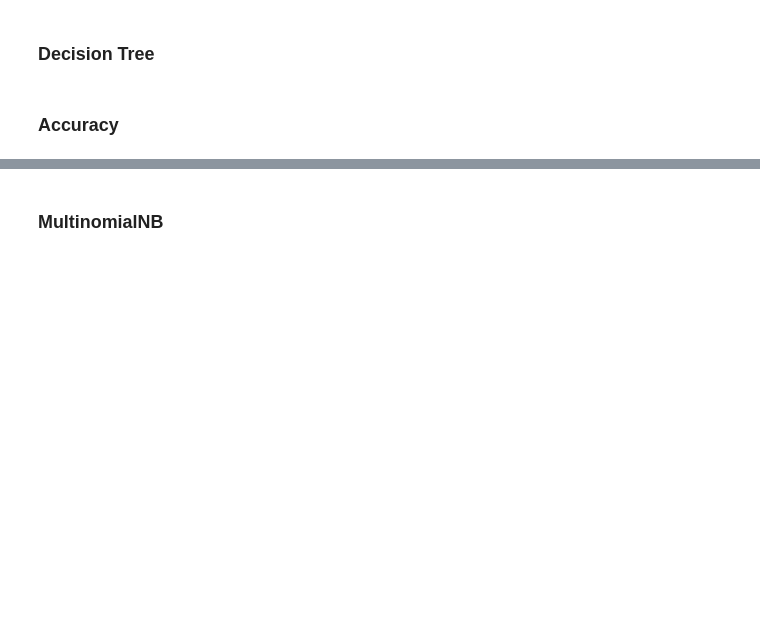
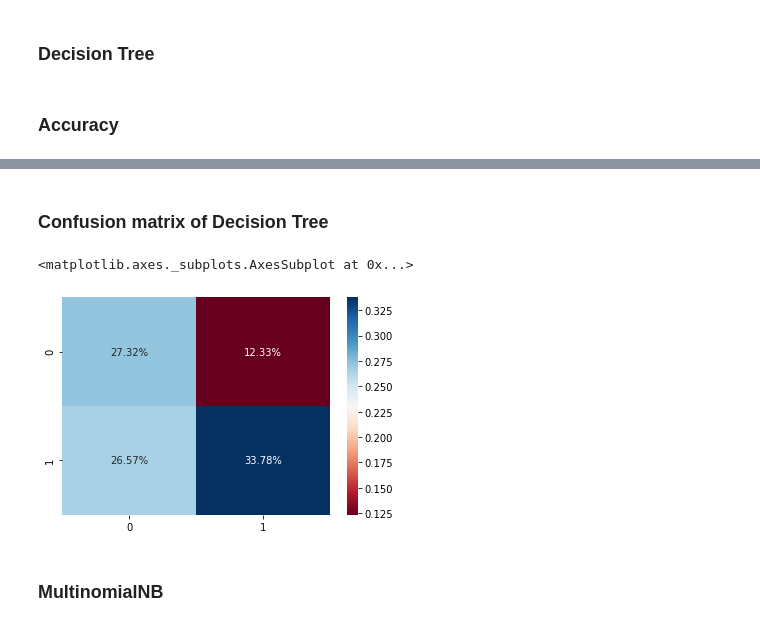
Before and after one commit to shouraykumra/Fake-News-Detection, a Jupyter notebook: supervised_machine_learning_models.ipynb, the cells around one changed output, grey strips where cells are left out. Cells and saved outputs as stored; diff of their text form; code cells hidden in the pictures; blank space fills up the shorter version.

```diff
--- a/supervised_machine_learning_models.ipynb
+++ b/supervised_machine_learning_models.ipynb
@@ -157,3 +194,12 @@ Accuracy :  0.6129032258064516
+# %% [markdown]
+### Confusion matrix of Decision Tree
+# %%
+confusion_tree = metrics.confusion_matrix(test_data['label_fnn'], pred_tree)
+sns.heatmap(confusion_tree/np.sum(confusion_tree), annot=True,
+            fmt='.2%', cmap='RdBu')
+# %% [output]
+<matplotlib.axes._subplots.AxesSubplot at 0x...>
+[figure, added]
 # %% [markdown]
 ### MultinomialNB
 # %%
```
Also changed, not shown: parts of 65 cells of this notebook, 1 other file.
